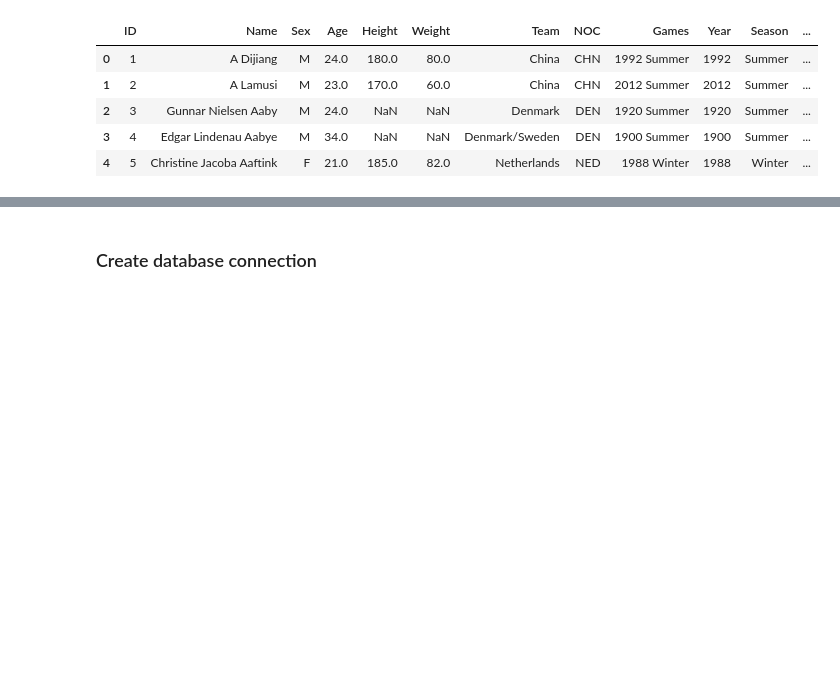
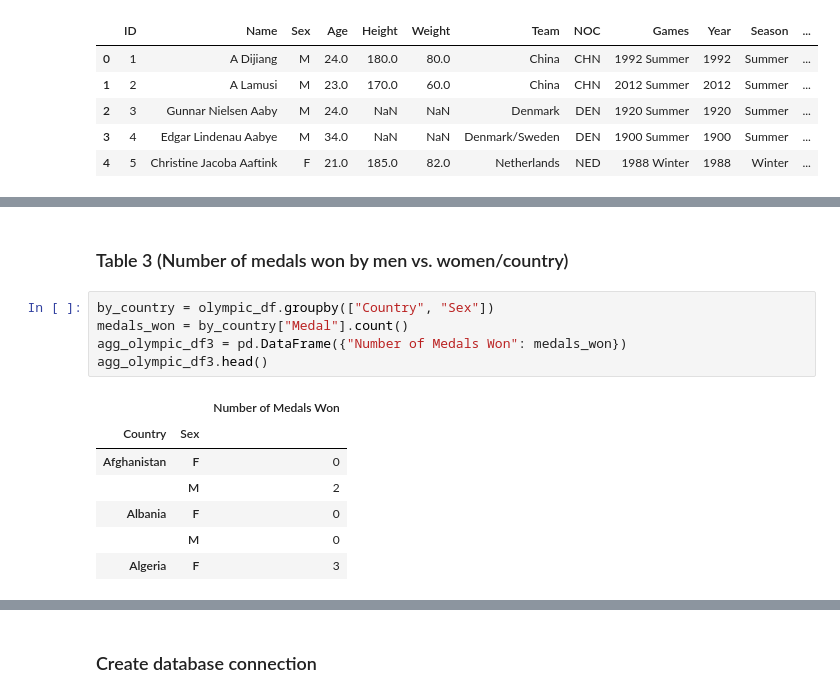
Before and after one commit to rohitrao1/Olympic-Performance-of-Second-and-Third-World-Countries, a Jupyter notebook: Olympics vs. Poverty.ipynb, the cells around one changed output, grey strips where cells are left out. Cells and saved outputs as stored; diff of their text form; blank space fills up the shorter version.

```diff
--- a/Olympics vs. Poverty.ipynb
+++ b/Olympics vs. Poverty.ipynb
@@ -107,0 +183,15 @@ combined_df2.head()
+# %% [markdown]
+### Table 3 (Number of medals won by men vs. women/country)
+# %%
+by_country = olympic_df.groupby(["Country", "Sex"])
+medals_won = by_country["Medal"].count()
+agg_olympic_df3 = pd.DataFrame({"Number of Medals Won": medals_won})
+agg_olympic_df3.head()
+# %% [output]
+|  |  | Number of Medals Won |
+| Country | Sex |  |
+| Afghanistan | F | 0 |
+|  | M | 2 |
+| Albania | F | 0 |
+|  | M | 0 |
+| Algeria | F | 3 |
```
Also changed, not shown: parts of 16 cells of this notebook.
